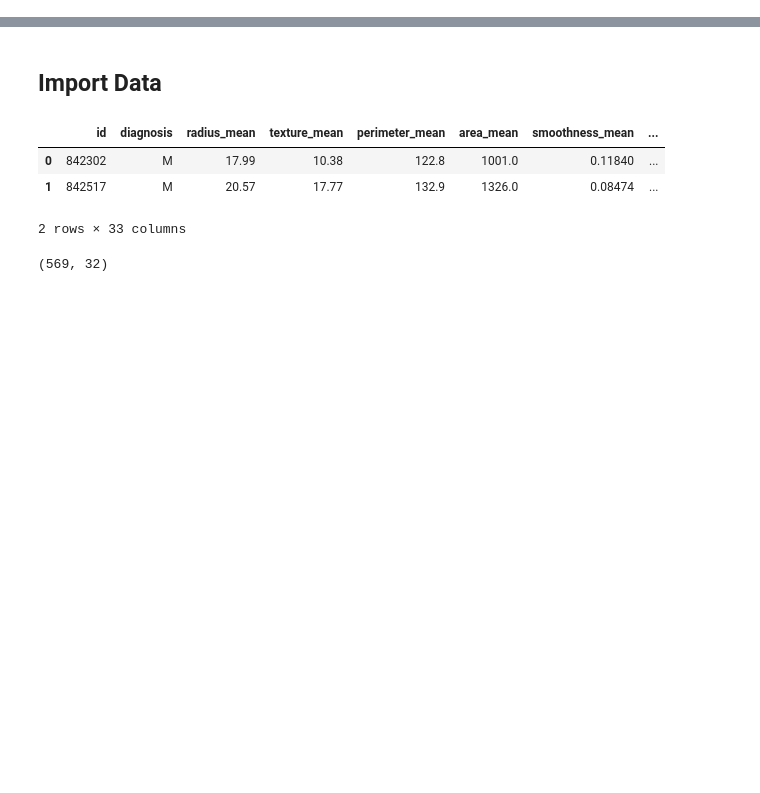
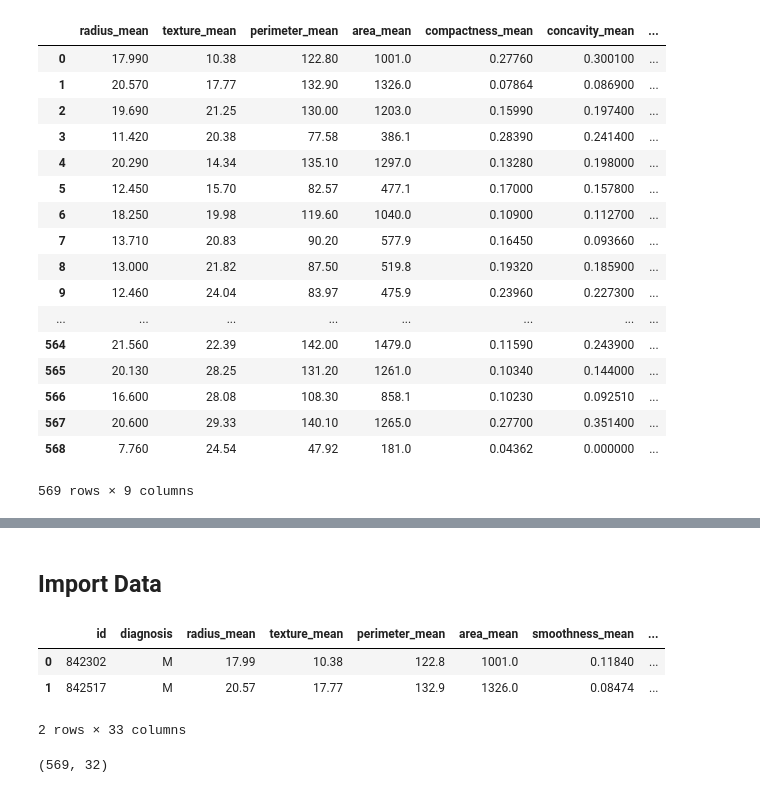
Before and after one commit to datalater/snufira-machine-learning, a Jupyter notebook: paper/code/main.ipynb, the cells around one changed output, grey strips where cells are left out. Saved outputs shown, nothing was run; the diff lists cells and outputs as text; code cells hidden in the pictures; blank space fills up the shorter version.

```diff
--- a/paper/code/main.ipynb
+++ b/paper/code/main.ipynb
@@ -0,0 +105,21 @@
+# %%
+from sklearn.decomposition import PCA
+
+# observables = df.loc[:,observe]
+observables = df.iloc[:,1:]
+pca = PCA(n_components=3)
+pca.fit(observables)
+
+# Dimension indexing
+dimensions = dimensions = ['Dimension {}'.format(i) for i in range(1,len(pca.components_)+1)]
+
+# Individual PCA Components
+components = pd.DataFrame(np.round(pca.components_, 4), columns = observables.keys())
+components.index = dimensions
+
+# Explained variance in PCA
+ratios = pca.explained_variance_ratio_.reshape(len(pca.components_), 1)
+variance_ratios = pd.DataFrame(np.round(ratios, 4), columns = ['Explained Variance'])
+variance_ratios.index = dimensions
+
+print(pd.concat([variance_ratios, components], axis = 1))
@@ -0,0 +144,21 @@
+# %%
+observables
+# %% [output]
+|  | radius_mean | texture_mean | perimeter_mean | area_mean | compactness_mean | concavity_mean | ... |
+| 0 | 17.990 | 10.38 | 122.80 | 1001.0 | 0.27760 | 0.300100 | ... |
+| 1 | 20.570 | 17.77 | 132.90 | 1326.0 | 0.07864 | 0.086900 | ... |
+| 2 | 19.690 | 21.25 | 130.00 | 1203.0 | 0.15990 | 0.197400 | ... |
+| 3 | 11.420 | 20.38 | 77.58 | 386.1 | 0.28390 | 0.241400 | ... |
+| 4 | 20.290 | 14.34 | 135.10 | 1297.0 | 0.13280 | 0.198000 | ... |
+| 5 | 12.450 | 15.70 | 82.57 | 477.1 | 0.17000 | 0.157800 | ... |
+| 6 | 18.250 | 19.98 | 119.60 | 1040.0 | 0.10900 | 0.112700 | ... |
+| 7 | 13.710 | 20.83 | 90.20 | 577.9 | 0.16450 | 0.093660 | ... |
+| 8 | 13.000 | 21.82 | 87.50 | 519.8 | 0.19320 | 0.185900 | ... |
+| 9 | 12.460 | 24.04 | 83.97 | 475.9 | 0.23960 | 0.227300 | ... |
+| ... | ... | ... | ... | ... | ... | ... | ... |
+| 564 | 21.560 | 22.39 | 142.00 | 1479.0 | 0.11590 | 0.243900 | ... |
+| 565 | 20.130 | 28.25 | 131.20 | 1261.0 | 0.10340 | 0.144000 | ... |
+| 566 | 16.600 | 28.08 | 108.30 | 858.1 | 0.10230 | 0.092510 | ... |
+| 567 | 20.600 | 29.33 | 140.10 | 1265.0 | 0.27700 | 0.351400 | ... |
+| 568 | 7.760 | 24.54 | 47.92 | 181.0 | 0.04362 | 0.000000 | ... |
+569 rows × 9 columns
```
Also changed, not shown: parts of 41 cells of this notebook, 1 other file.
